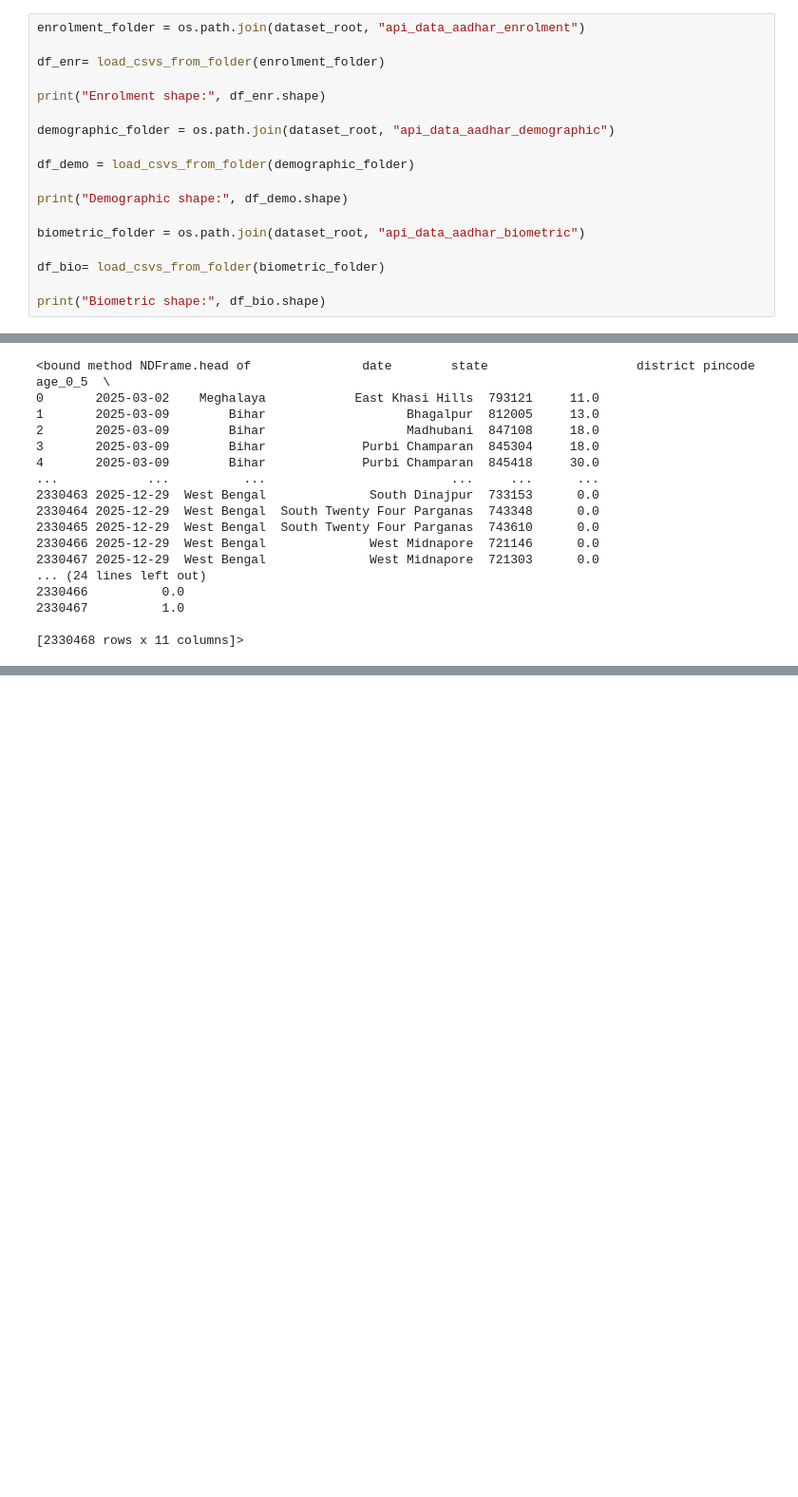
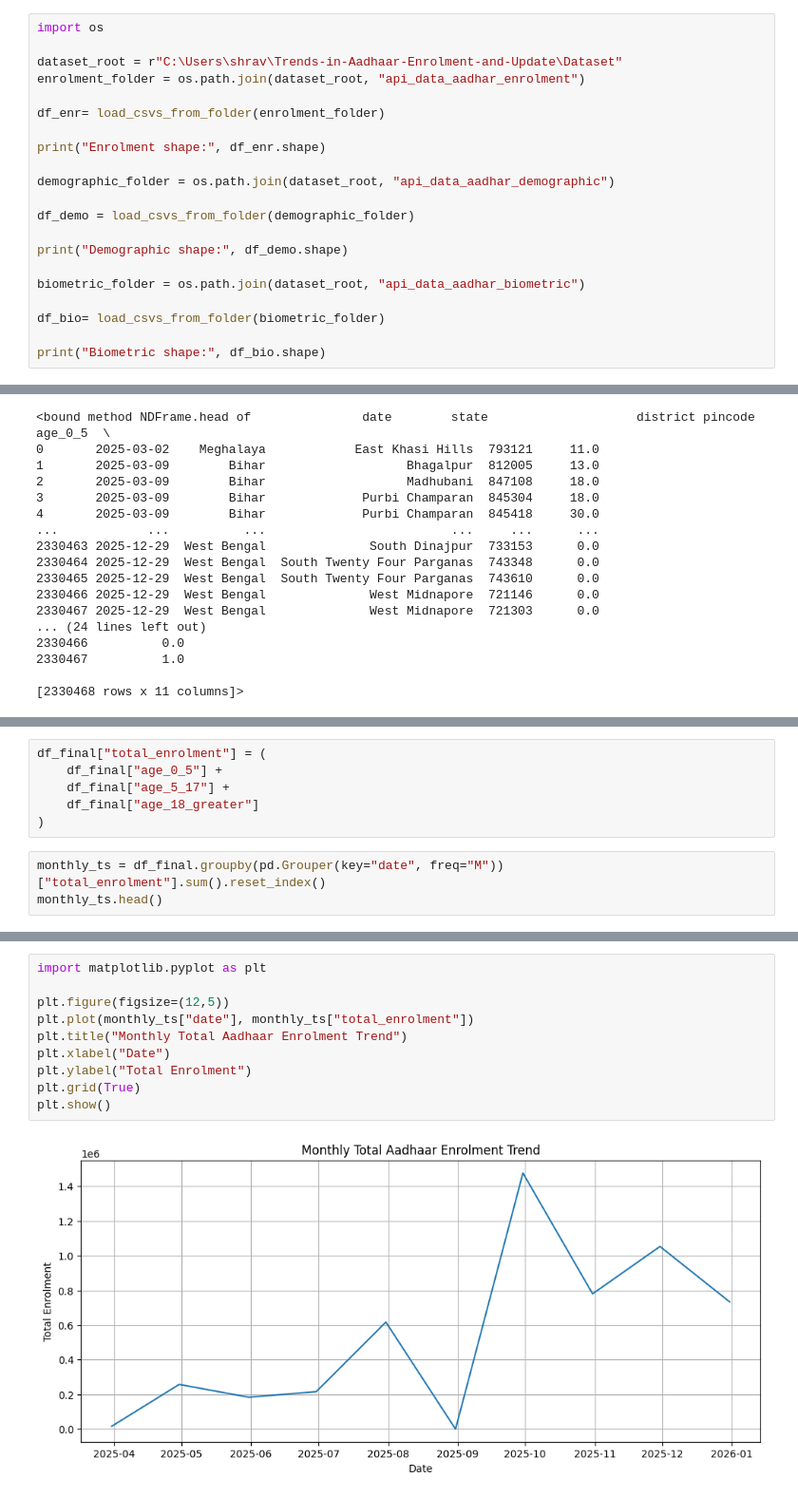
Before and after one commit to Shravya016/Trends-in-Aadhaar-Enrolment-and-Update, a Jupyter notebook: Preprocessing/enrolment.ipynb, the cells around one changed output, grey strips where cells are left out. Shown at 95% size. Saved outputs shown, nothing was run; the diff lists cells and outputs as text; blank space fills up the shorter version.

```diff
--- a/Preprocessing/enrolment.ipynb
+++ b/Preprocessing/enrolment.ipynb
@@ -14,6 +14,9 @@ def load_csvs_from_folder(folder_path):
             dfs.append(pd.read_csv(file_path))
     return pd.concat(dfs, ignore_index=True)
 # %%
+import os
+
+dataset_root = r"C:\Users\shrav\Trends-in-Aadhaar-Enrolment-and-Update\Dataset"
 enrolment_folder = os.path.join(dataset_root, "api_data_aadhar_enrolment")
 
 df_enr= load_csvs_from_folder(enrolment_folder)
@@ -207,0 +303,9 @@ df_final.head
+# %%
+df_final["total_enrolment"] = (
+    df_final["age_0_5"] +
+    df_final["age_5_17"] +
+    df_final["age_18_greater"]
+)
+# %%
+monthly_ts = df_final.groupby(pd.Grouper(key="date", freq="M"))["total_enrolment"].sum().reset_index()
+monthly_ts.head()
@@ -207,0 +319,12 @@ df_final.head
+# %%
+import matplotlib.pyplot as plt
+
+plt.figure(figsize=(12,5))
+plt.plot(monthly_ts["date"], monthly_ts["total_enrolment"])
+plt.title("Monthly Total Aadhaar Enrolment Trend")
+plt.xlabel("Date")
+plt.ylabel("Total Enrolment")
+plt.grid(True)
+plt.show()
+# %% [output]
+[figure, added]
```
Also changed, not shown: parts of 16 cells of this notebook, 1 other file.
